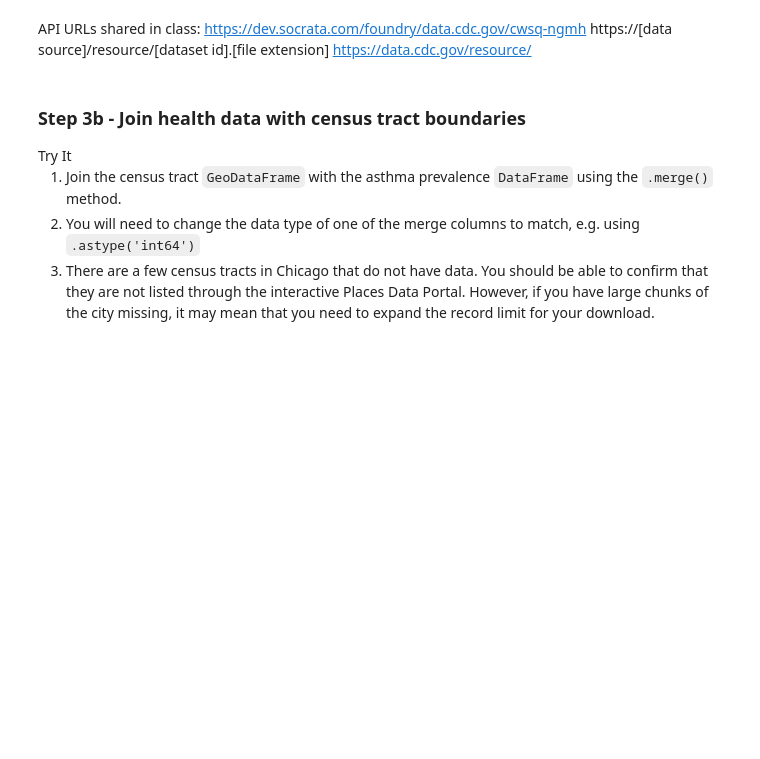
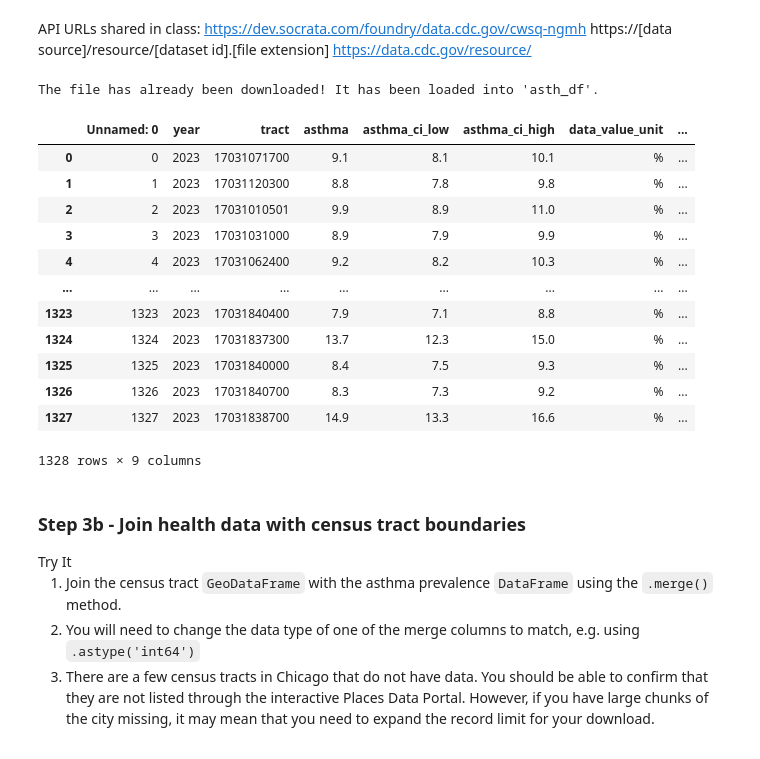
Before and after one commit to earthlab-education/spring-01-urban-greenspace-big-data-rainihelmstadter, a Jupyter notebook: big-data.ipynb, the cells around one changed output. Saved outputs shown, nothing was run; the diff lists cells and outputs as text; code cells hidden in the pictures; blank space fills up the shorter version.

```diff
--- a/big-data.ipynb
+++ b/big-data.ipynb
@@ -317,9 +307,52 @@ asth_df
 # %%
 # Play around with using this method first
 if not os.path.exists(asth_path):
+
+    # Use Socrata to download asthma data
     client = Socrata("data.cdc.gov", None)
-    results = client.get("cwsq-ngmh", stateabbr="IL", countyname="Cook", measure="CASTHMA", limit=1500)
-    asthma_df = pd.DataFrame.from_records(results)
+
+    # Filter for the parameters we need (Asthma rates in 2023, in Cook County, IL)
+    results = client.get("cwsq-ngmh", year='2023', stateabbr="IL", countyname="Cook", measureid="CASTHMA", limit=1500)
+    cdc_df = pd.DataFrame.from_records(results)
+
+    # rename and select only important columns
+    asth_df = (cdc_df
+               .rename(columns={
+                   'data_value': 'asthma',
+                   'low_confidence_limit': 'asthma_ci_low',
+                   'high_confidence_limit': 'asthma_ci_high',
+                   'locationname': 'tract'})
+
+                # Select the columns to keep
+                [[
+                    'year', 'tract',
+                    'asthma', 'asthma_ci_low', 'asthma_ci_high',
+                    'data_value_unit',
+                    'totalpopulation', 'totalpop18plus']]
+    )
+    # download to a csv
+    asth_df.to_csv(asth_path)
+else:
+    asth_df = pd.read_csv(asth_path)
+    print("The file has already been downloaded! It has been loaded into 'asth_df'.")
+
+# Check that the download worked
+asth_df
+# %% [output]
+The file has already been downloaded! It has been loaded into 'asth_df'.
+|  | Unnamed: 0 | year | tract | asthma | asthma_ci_low | asthma_ci_high | data_value_unit | ... |
+| 0 | 0 | 2023 | 17031071700 | 9.1 | 8.1 | 10.1 | % | ... |
+| 1 | 1 | 2023 | 17031120300 | 8.8 | 7.8 | 9.8 | % | ... |
+| 2 | 2 | 2023 | 17031010501 | 9.9 | 8.9 | 11.0 | % | ... |
+| 3 | 3 | 2023 | 17031031000 | 8.9 | 7.9 | 9.9 | % | ... |
+| 4 | 4 | 2023 | 17031062400 | 9.2 | 8.2 | 10.3 | % | ... |
+| ... | ... | ... | ... | ... | ... | ... | ... | ... |
+| 1323 | 1323 | 2023 | 17031840400 | 7.9 | 7.1 | 8.8 | % | ... |
+| 1324 | 1324 | 2023 | 17031837300 | 13.7 | 12.3 | 15.0 | % | ... |
+| 1325 | 1325 | 2023 | 17031840000 | 8.4 | 7.5 | 9.3 | % | ... |
+| 1326 | 1326 | 2023 | 17031840700 | 8.3 | 7.3 | 9.2 | % | ... |
+| 1327 | 1327 | 2023 | 17031838700 | 14.9 | 13.3 | 16.6 | % | ... |
+1328 rows × 9 columns
 # %% [markdown]
 ### Step 3b - Join health data with census tract boundaries
 
```
Also changed, not shown: parts of 20 cells of this notebook.
